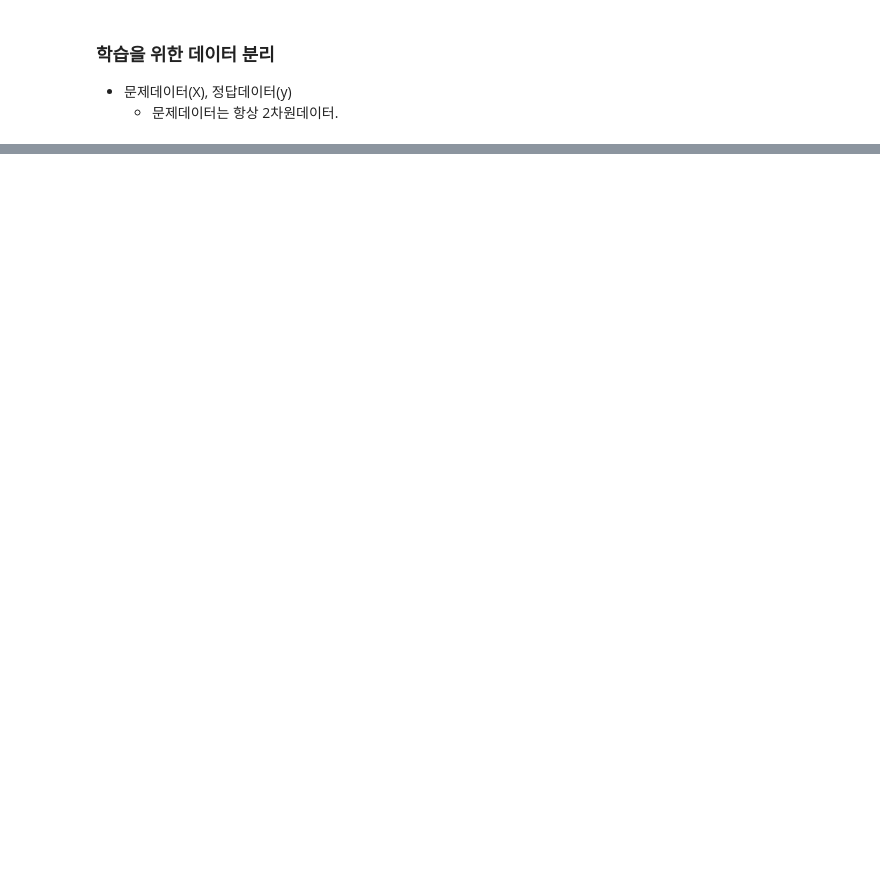
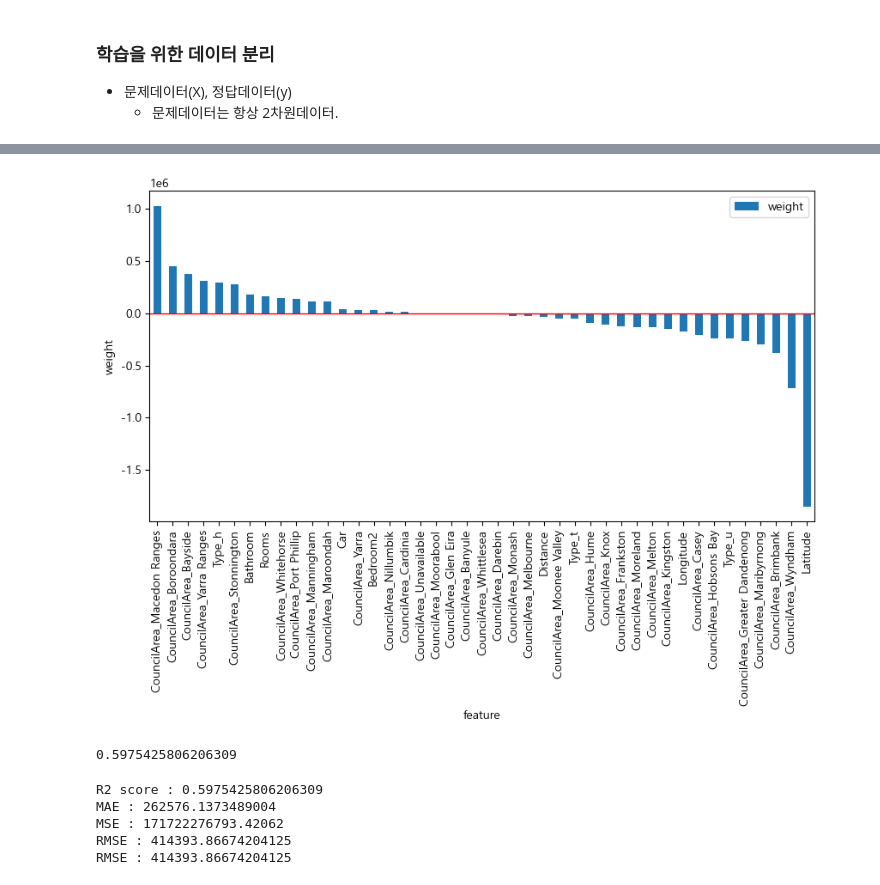
Before and after one commit to good0neighbour/ESTCampAI, a Jupyter notebook: 머신러닝/ex02집가격예측.ipynb, the cells around one changed output, grey strips where cells are left out. Saved outputs shown, nothing was run; the diff lists cells and outputs as text; code cells hidden in the pictures; blank space fills up the shorter version.

```diff
--- a/머신러닝/ex02집가격예측.ipynb
+++ b/머신러닝/ex02집가격예측.ipynb
@@ -536,0 +651,3 @@ y = selected_data['Price']
+# %%
+# 원핫인코딩 pandas에서 바로 가능
+X_one_hot = pd.get_dummies(X_one_hot, dtype = 'int64')
@@ -536,0 +661,3 @@ y = selected_data['Price']
+# %%
+# test_size = 0.3, random_state = 2024
+X_train, X_test, y_train, y_test = train_test_split(X_one_hot, y, test_size = 0.3, random_state = 2024)
@@ -536,0 +668,9 @@ y = selected_data['Price']
+# %%
+# 모델 학습
+# 선형 회귀 모델.
+from sklearn.linear_model import LinearRegression
+# 수치학적으로 계산해서 최적의 w, b을 찾음.
+linear_model = LinearRegression()
+# %%
+# 모델 학습
+linear_model.fit(X_train, y_train)
@@ -536,0 +697,46 @@ y = selected_data['Price']
+# %%
+# 모델이 어떤 특성에 가중치를 많이 줬는지 시각적으로 확인
+# 그래프를 그리기 위해 가중치 - 컬럼명을 하나의 DF에 넣어보자.
+weight_df = pd.DataFrame({
+    "feature" : X_train.columns,
+    "weight" : linear_model.coef_
+})
+
+# 가중치 순으로 df 정렬(내림차순)
+weight_df = weight_df.sort_values("weight", ascending = False)
+
+# 시각화(막대그래프)
+weight_df.plot(
+    kind = 'bar',
+    x = "feature",
+    y = "weight",
+    figsize = (10, 5)
+)
+
+# y = 0 가로 선 추가
+plt.axhline(0, color = 'red', linewidth = 1)
+plt.xlabel("feature")
+plt.ylabel("weight")
+plt.show()
+
+# coef_(가중치)가 양수 -> 해당 특성값이 커질수록(또는 해당 범주가 1이면) Price가 증가하는 방향.
+# 반대로 음수면 해당 특성값이 커질수록 Price가 감소하는 방향을 의미
+# 가중치 절댓값이 클수록 Price 예측에 미치는 영향이 큼
+
+# 양의 가중치가 큰 부분은 대체로 특정 CouncilArea(지역)들이 많음을 확인
+# 해당 지역에 속할 경우 집값이 높게 예측함을 의미
+
+# 가중치가 거의 0에 가까운 특성은, 모델 관점에서 Price에 큰 영향을 주지 않는다는 뜻
+
+# CouncilArea_Wyndham, Lattitude, CouncilArea_Brimbank 등은 음의 가중치가 크게 나타남
+# 해당 지역에 속하면(=원핫 값이 1), 예측 값이 낮아지는 쪽으로 작용.
+# 예: Lattitude(위도)는 도시 중심에서의 위치나 지리적 특성과 연관 있을 수 있음
+ # (남반구에선 위도가 달라지면 시내와의 거리, 주택 가격 패턴 등이 달라짐).
+# %% [output]
+[figure, added]
+# %%
+# 모델 평가.
+# 점수 : 회귀모델 score -> r2 score
+linear_model.score(X_test, y_test)
+# %% [output]
+0.5975425806206309
@@ -536,0 +746,17 @@ y = selected_data['Price']
+# %%
+y_pred = linear_model.predict(X_test)
+# 1. r2
+print("R2 score :", r2_score(y_test, y_pred))
+# MAE
+print("MAE :", mean_absolute_error(y_test, y_pred))
+# MSE -> 값이 엄청 커짐 + 단위가 제곱이 돼서 사람이 직관적으로 받아들이기 힘듦
+print("MSE :", mean_squared_error(y_test, y_pred))
+# RMSE -> MSE에 제곱근을 취한 값
+print("RMSE :", mean_squared_error(y_test, y_pred) ** 0.5)
+print("RMSE :", np.sqrt(mean_squared_error(y_test, y_pred)))
+# %% [output]
+R2 score : 0.5975425806206309
+MAE : 262576.1373489004
+MSE : 171722276793.42062
+RMSE : 414393.86674204125
+RMSE : 414393.86674204125
```
Also changed, not shown: parts of 22 cells of this notebook, 19 other files.
